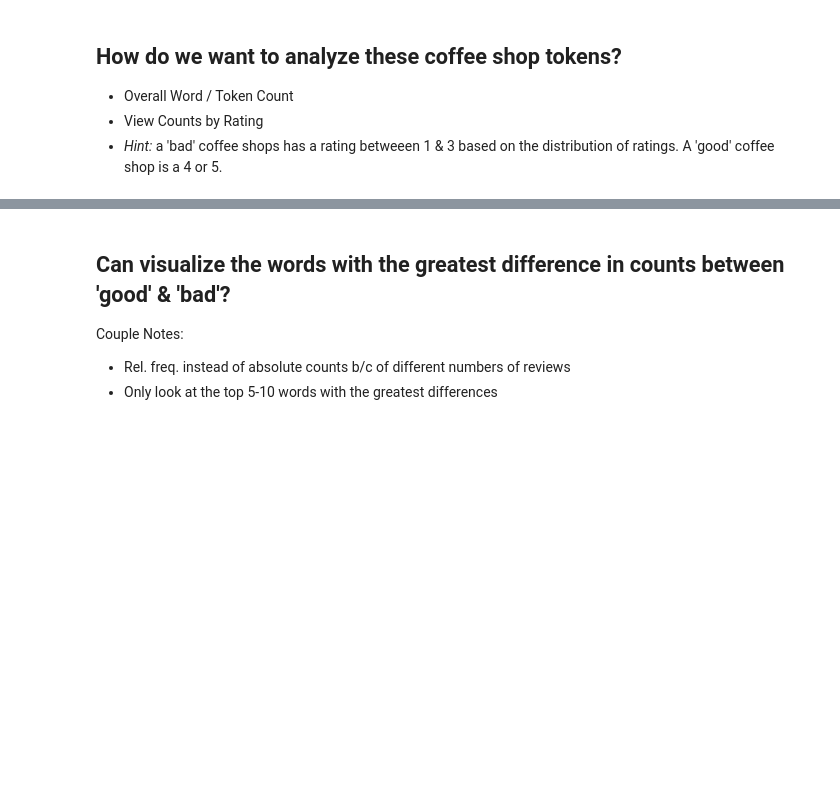
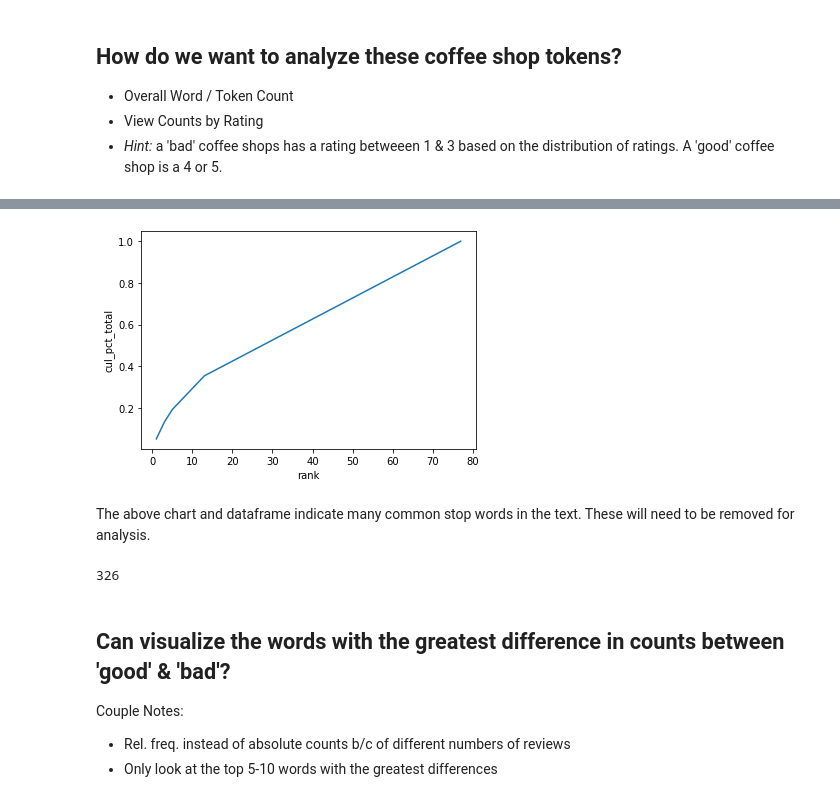
Before and after one commit to RAV10K1/DS-Unit-4-Sprint-1-NLP, a Jupyter notebook: module1-text-data/LS_DS_411_Text_Data_Assignment.ipynb, the cells around one changed output, grey strips where cells are left out. Saved outputs shown, nothing was run; the diff lists cells and outputs as text; code cells hidden in the pictures; blank space fills up the shorter version.

```diff
--- a/module1-text-data/LS_DS_411_Text_Data_Assignment.ipynb
+++ b/module1-text-data/LS_DS_411_Text_Data_Assignment.ipynb
@@ -86,3 +106,6 @@ from spacy.tokenizer import Tokenizer
 from nltk.stem import PorterStemmer
 
 nlp = spacy.load("en_core_web_lg")
+# %%
+# Tokenizer
+tokenizer = Tokenizer(nlp.vocab)
@@ -88,0 +132,35 @@ nlp = spacy.load("en_core_web_lg")
+# %%
+def count(docs):
+    """Courtesy -Lecture Notes"""
+
+    word_counts = Counter()
+    appears_in = Counter()
+
+    total_docs = len(docs)
+
+    for doc in docs:
+        word_counts.update(doc)
+        appears_in.update(set(doc))
+
+        temp = zip(word_counts.keys(), word_counts.values())
+
+        wc = pd.DataFrame(temp, columns = ['word', 'count'])
+
+        wc['rank'] = wc['count'].rank(method='first', ascending=False)
+        total = wc['count'].sum()
+
+        wc['pct_total'] = wc['count'].apply(lambda x: x / total)
+
+        wc = wc.sort_values(by='rank')
+        wc['cul_pct_total'] = wc['pct_total'].cumsum()
+
+        t2 = zip(appears_in.keys(), appears_in.values())
+        ac = pd.DataFrame(t2, columns=['word', 'appears_in'])
+        wc = ac.merge(wc, on='word')
+
+        wc['appears_in_pct'] = wc['appears_in'].apply(lambda x: x / total_docs)
+
+        return wc.sort_values(by='rank')
+# %%
+word_count = count(shops['tokens'])
+word_count
@@ -89,3 +181,16 @@ nlp = spacy.load("en_core_web_lg")
+# %%
+import seaborn as sns
+
+# Cumulative Distribution Plot
+sns.lineplot(x='rank', y='cul_pct_total', data=word_count);
+# %% [output]
+[figure, added]
+# %% [markdown]
+The above chart and dataframe indicate many common stop words in the text. These will need to be removed for analysis.
+# %%
+len(nlp.Defaults.stop_words)
+# %% [output]
+326
 # %% [markdown]
 ## Can visualize the words with the greatest difference in counts between 'good' & 'bad'?
 
```
Also changed, not shown: parts of 5 cells of this notebook.
